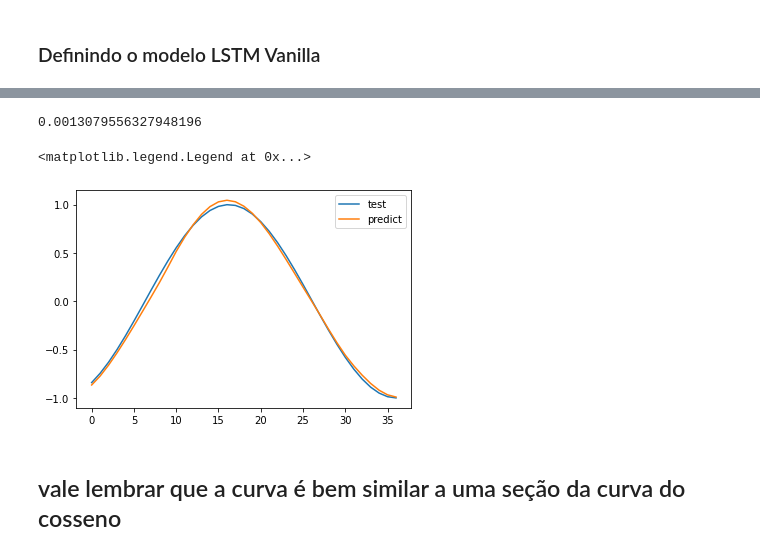
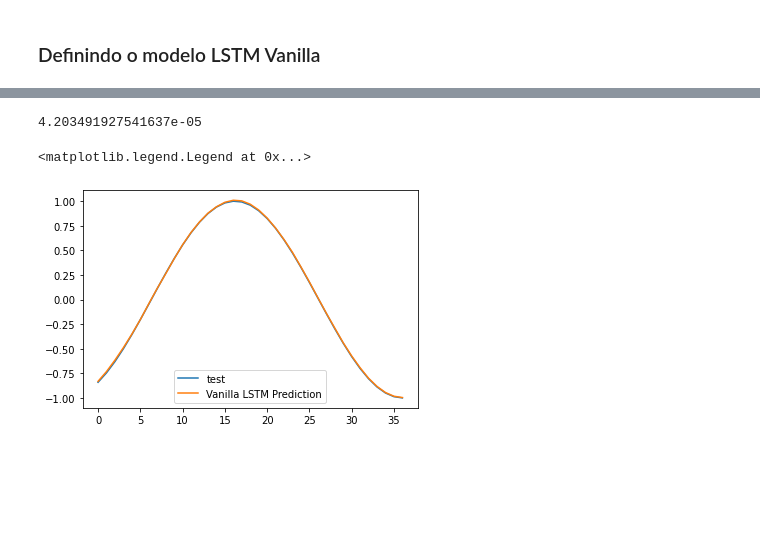
Before and after one commit to bruna-capistrano/TrabalhoPPA, a Jupyter notebook: lstm/vanilla_lstm.ipynb, the cells around one changed output, grey strips where cells are left out. Drawn from its saved outputs; the diff is of its cells as text; code cells hidden in the pictures; blank space fills up the shorter version.

Commit message:
ajustes finais modelos

```diff
--- a/lstm/vanilla_lstm.ipynb
+++ b/lstm/vanilla_lstm.ipynb
@@ -147,5 +147,5 @@ model.compile(optimizer='adam', loss='mse')
 To enable them in other operations, rebuild TensorFlow with the appropriate compiler flags.
 # %%
 # fit model
-model.fit(X_train, y_train, epochs=500, verbose=2)
+model_history = model.fit(X_train, y_train, epochs=1000, verbose=0)
 # %% [output]
@@ -175,13 +167,11 @@ yhat = model.predict(X_test, verbose=0)
 #model evaluation
 mean_squared_error(y_test,yhat)
 # %% [output]
-0.0013079556327948196
+4.203491927541637e-05
 # %%
 plt.plot(y_test, label='test')
-plt.plot(yhat, label='predict')
+plt.plot(yhat, label='Vanilla LSTM Prediction')
 plt.legend()
 # %% [output]
 <matplotlib.legend.Legend at 0x...>
-[figure, old version]
+[figure, new version]
-# %% [markdown]
-## vale lembrar que a curva é bem similar a uma seção da curva do cosseno
```
Also changed, not shown: parts of 4 cells of this notebook, 4 other files.
